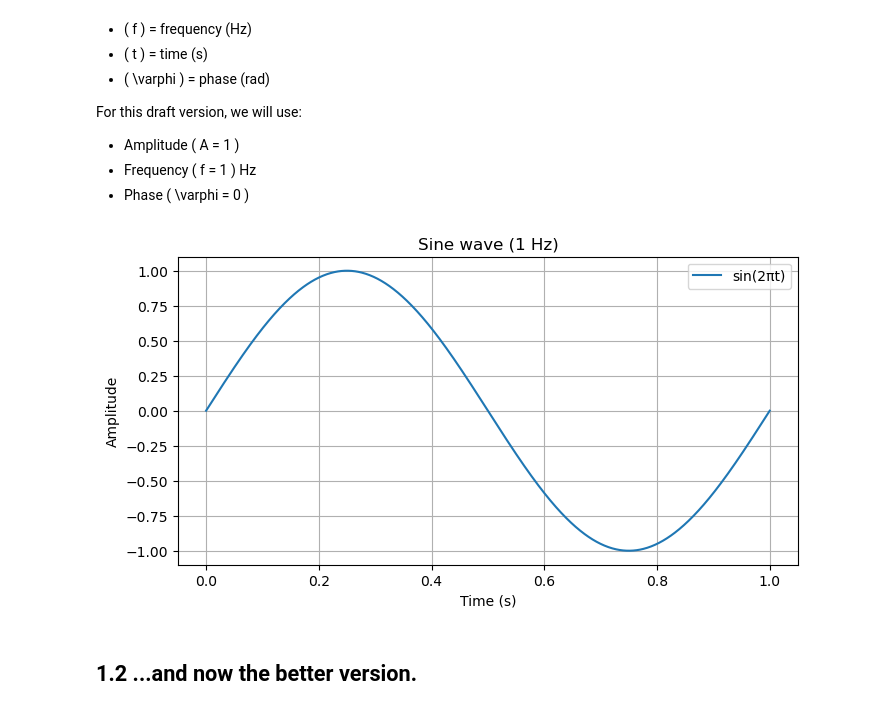
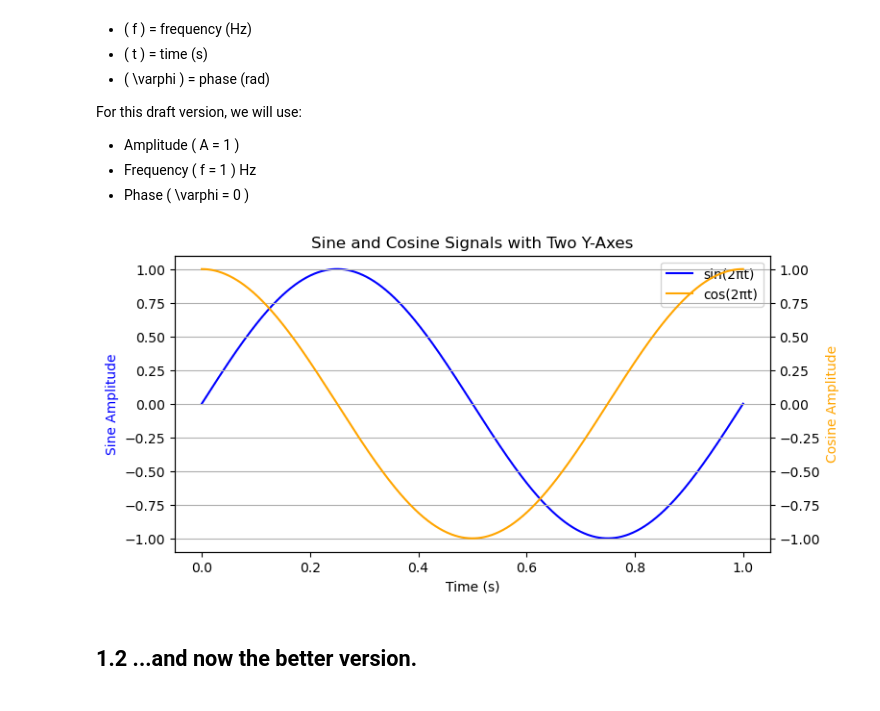
Before and after one commit to Baptoudu36/Series02-Python, a Jupyter notebook: python-series02.ipynb, the cells around one changed output. Cells and saved outputs as stored; diff of their text form; code cells hidden in the pictures.

```diff
--- a/python-series02.ipynb
+++ b/python-series02.ipynb
@@ -25,35 +25,48 @@ For this draft version, we will use:
 # %%
 import numpy as np
 import matplotlib.pyplot as plt
 
+# ----------------------------
 # Generate the time array: 1000 values between 0 and 1 second
+# ----------------------------
 t = np.linspace(0, 1, 1000)
 
-# Generate the sine wave: s(t) = sin(2πt)
-s = np.sin(2 * np.pi * t)
+# ----------------------------
+# Generate the sine and cosine waves
+# ----------------------------
+sine_signal = np.sin(2 * np.pi * t)       # sine wave: s(t) = sin(2πt)
+cosine_signal = np.cos(2 * np.pi * t)     # cosine wave: c(t) = cos(2πt)
 
-# Plot
-plt.figure(figsize=(8,4))
-plt.plot(t, s, label="sin(2πt)")
-plt.title("Sine wave (1 Hz)")
-plt.xlabel("Time (s)")
-plt.ylabel("Amplitude")
+# ----------------------------
+# Plot signals with two y-axes
+# ----------------------------
+fig, ax1 = plt.subplots(figsize=(8, 4))
+
+# Plot sine on the left y-axis
+line1, = ax1.plot(t, sine_signal, 'b-', label="sin(2πt)")
+ax1.set_xlabel("Time (s)")
+ax1.set_ylabel("Sine Amplitude", color='b')
+
+# Create second y-axis for cosine
+ax2 = ax1.twinx()
+line2, = ax2.plot(t, cosine_signal, linestyle='-', color='orange', label="cos(2πt)")  # <-- color fixed
+ax2.set_ylabel("Cosine Amplitude", color='orange')
+
+# Combine legends from both axes
+lines = [line1, line2]
+ax1.legend(lines, [line.get_label() for line in lines], loc='upper right')
+
+plt.title("Sine and Cosine Signals with Two Y-Axes")
 plt.grid(True)
-plt.legend()
 plt.show()
 
-# Save as a PNG file
-plt.figure(figsize=(8,4))
-plt.plot(t, s, label="sin(2πt)")
-plt.title("Sine wave (1 Hz)")
-plt.xlabel("Time (s)")
-plt.ylabel("Amplitude")
-plt.grid(True)
-plt.legend()
-plt.savefig("sinusoid.png", dpi=300)
+# ----------------------------
+# Save the figure as PDF
+# ----------------------------
+fig.savefig("sine_cos_signals.pdf", dpi=300)
 plt.close()
 # %% [output]
-[figure, old version]
+[figure, new version]
 # %% [markdown]
 ## 1.2 ...and now the better version.
 # %% [markdown]
```
Also changed, not shown: parts of 2 cells of this notebook.
